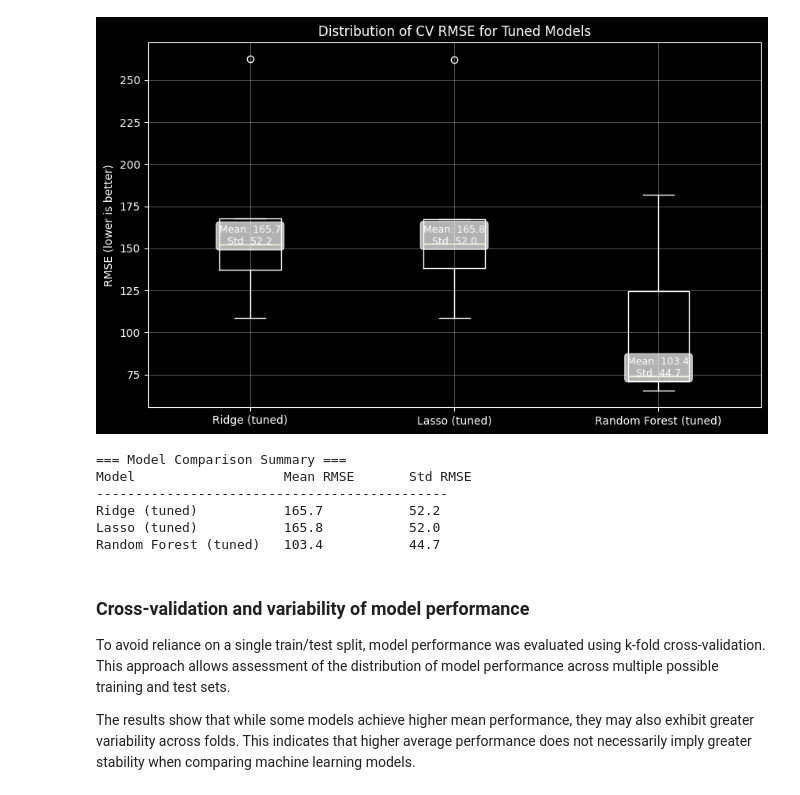
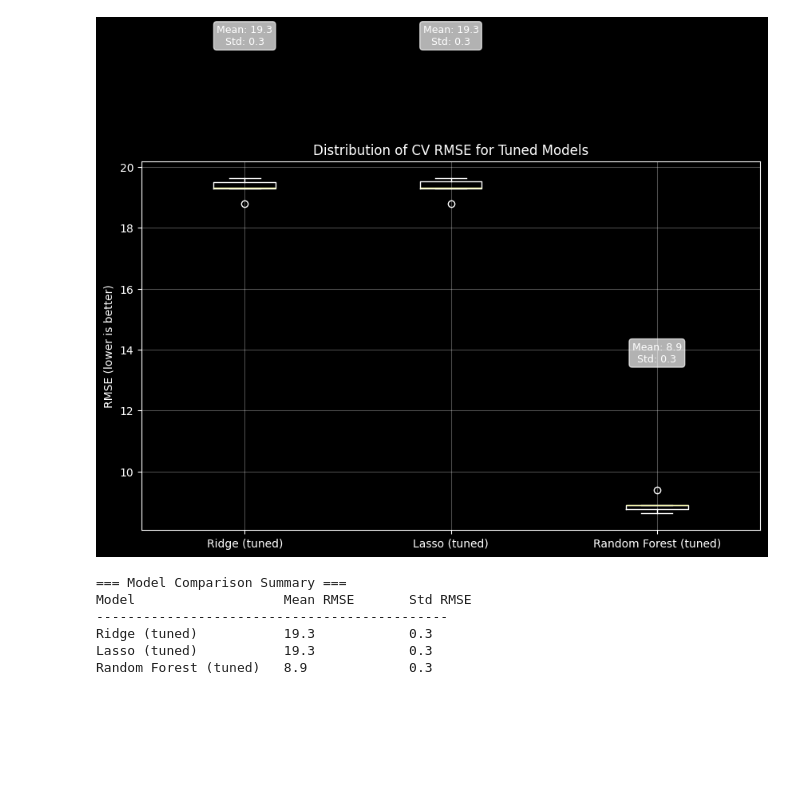
Before and after one commit to qilrkf/DataAnalysisAssignments, a Jupyter notebook: FP-7/machine.ipynb, the cells around one changed output. Saved outputs shown, nothing was run; the diff lists cells and outputs as text; code cells hidden in the pictures; blank space fills up the shorter version.

```diff
--- a/FP-7/machine.ipynb
+++ b/FP-7/machine.ipynb
@@ -199,5 +333,4 @@ lasso_scores
 # %%
-# Ridge hyperparameter tuning
 ridge_scores = []
 
 for alpha in alphas:
@@ -208,14 +341,13 @@ for alpha in alphas:
 
     scores = cross_val_score(
         pipe_ridge,
-        X,
-        y,
+        X_train,
+        y_train,
         cv=cv,
         scoring="neg_root_mean_squared_error"
     )
     ridge_scores.append(-scores.mean())
 
-# Plot Ridge vs Lasso tuning
 plt.figure(figsize=(10, 5))
 
 plt.subplot(1, 2, 1)
@@ -237,7 +369,6 @@ plt.grid(True)
 plt.tight_layout()
 plt.show()
 
-# Find best alphas
 best_ridge_alpha = alphas[np.argmin(ridge_scores)]
 best_lasso_alpha = alphas[np.argmin(lasso_scores)]
 
@@ -324,22 +487,0 @@ Best CV RMSE: 112.57934302662261
-# %%
-cv = KFold(
-    n_splits=5,
-    shuffle=True,
-    random_state=RANDOM_STATE
-)
-
-cv_scores = cross_val_score(
-    rf_grid.best_estimator_,
-    X,
-    y,
-    cv=cv,
-    scoring="neg_root_mean_squared_error"
-)
-
-cv_rmse = -cv_scores
-
-
-plt.boxplot(cv_rmse)
-plt.ylabel("RMSE")
-plt.title("Distribution of cross-validation RMSE (Random Forest)")
-plt.show()
@@ -348,17 +488,17 @@ plt.show()
 # %%
-# Define tuned models
+best_rf_params = rf_grid.best_params_
+
 tuned_models = {
     "Ridge (tuned)": Ridge(alpha=best_ridge_alpha),
     "Lasso (tuned)": Lasso(alpha=best_lasso_alpha, max_iter=10000),
     "Random Forest (tuned)": RandomForestRegressor(
-        n_estimators=300,
-        max_depth=10,
+        n_estimators=best_rf_params.get('model__n_estimators', 300),
+        max_depth=best_rf_params.get('model__max_depth', 10),
         random_state=RANDOM_STATE,
         n_jobs=-1
     )
 }
 
-# Collect CV scores for all models
 cv_results = []
 model_names = []
 
@@ -371,52 +511,39 @@ for name, model in tuned_models.items():
     cv_scores = cross_val_score(
         pipe,
         X_train,
         y_train,
         scoring="neg_root_mean_squared_error",
         cv=cv,
         n_jobs=-1
     )
 
-    cv_results.append(-cv_scores)  # Convert to positive RMSE
+    cv_results.append(-cv_scores)
     model_names.append(name)
 
-# Create boxplot
 plt.figure(figsize=(10, 6))
 plt.boxplot(cv_results, labels=model_names)
 plt.ylabel("RMSE (lower is better)")
 plt.title("Distribution of CV RMSE for Tuned Models")
 plt.grid(True, alpha=0.3)
 
-# Add mean values as text
 for i, scores in enumerate(cv_results):
     plt.text(i+1, np.median(scores)+5, f"Mean: {np.mean(scores):.1f}\nStd: {np.std(scores):.1f}",
              ha='center', va='center', fontsize=9,
              bbox=dict(boxstyle="round,pad=0.3", facecolor="white", alpha=0.7))
 
 plt.show()
 
-# Print summary table
 print("\n=== Model Comparison Summary ===")
 print("Model\t\t\tMean RMSE\tStd RMSE")
 print("-" * 45)
 for name, scores in zip(model_names, cv_results):
     print(f"{name:<20}\t{np.mean(scores):.1f}\t\t{np.std(scores):.1f}")
 # %% [output]
-[figure, old version]
+[figure, new version]
 === Model Comparison Summary ===
 Model                   Mean RMSE       Std RMSE
 ---------------------------------------------
-Ridge (tuned)           165.7           52.2
-Lasso (tuned)           165.8           52.0
-Random Forest (tuned)   103.4           44.7
+Ridge (tuned)           19.3            0.3
+Lasso (tuned)           19.3            0.3
+Random Forest (tuned)   8.9             0.3
-# %% [markdown]
-### Cross-validation and variability of model performance
-
-To avoid reliance on a single train/test split, model performance was evaluated using
-k-fold cross-validation. This approach allows assessment of the distribution of model
-performance across multiple possible training and test sets.
-
-The results show that while some models achieve higher mean performance, they may also
-exhibit greater variability across folds. This indicates that higher average performance
-does not necessarily imply greater stability when comparing machine learning models.
 # %%
```
Also changed, not shown: parts of 28 cells of this notebook.
